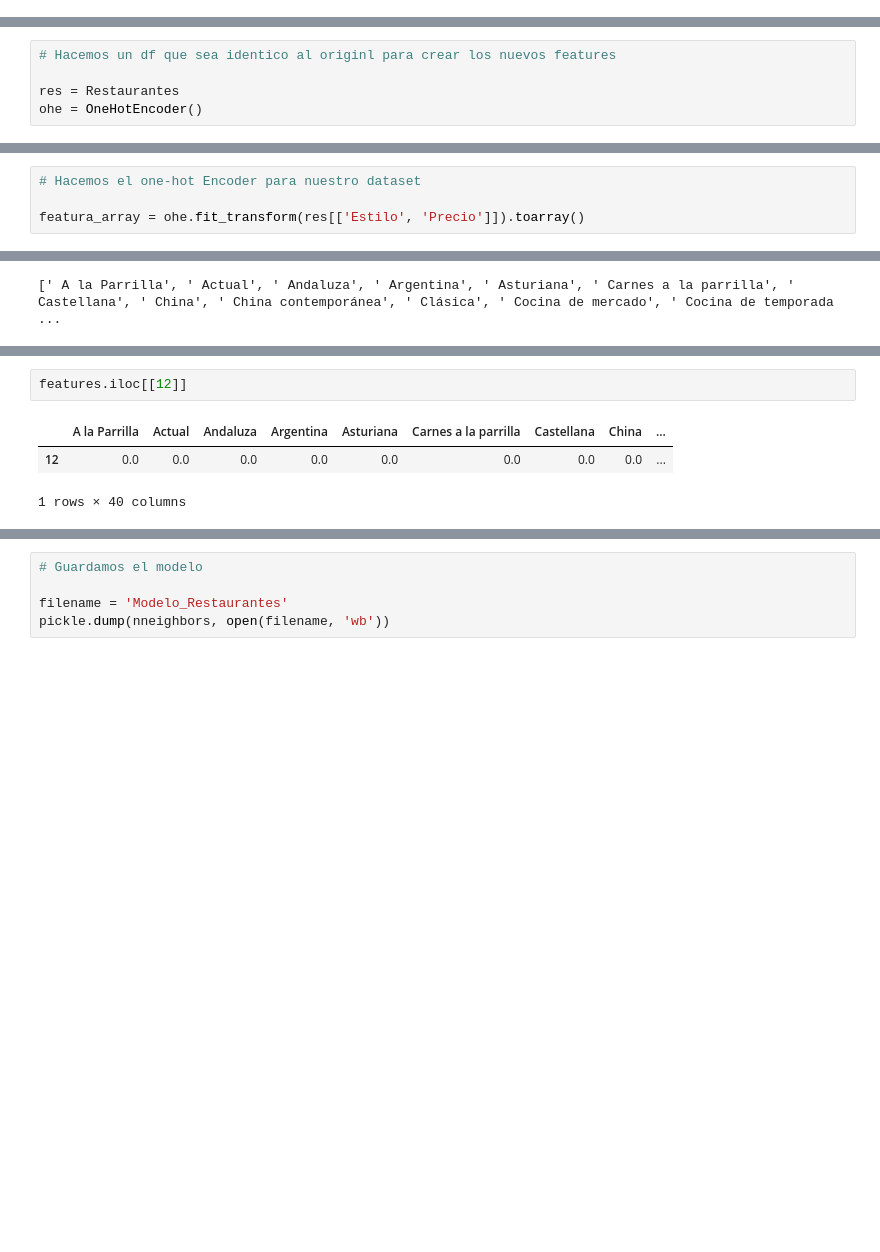
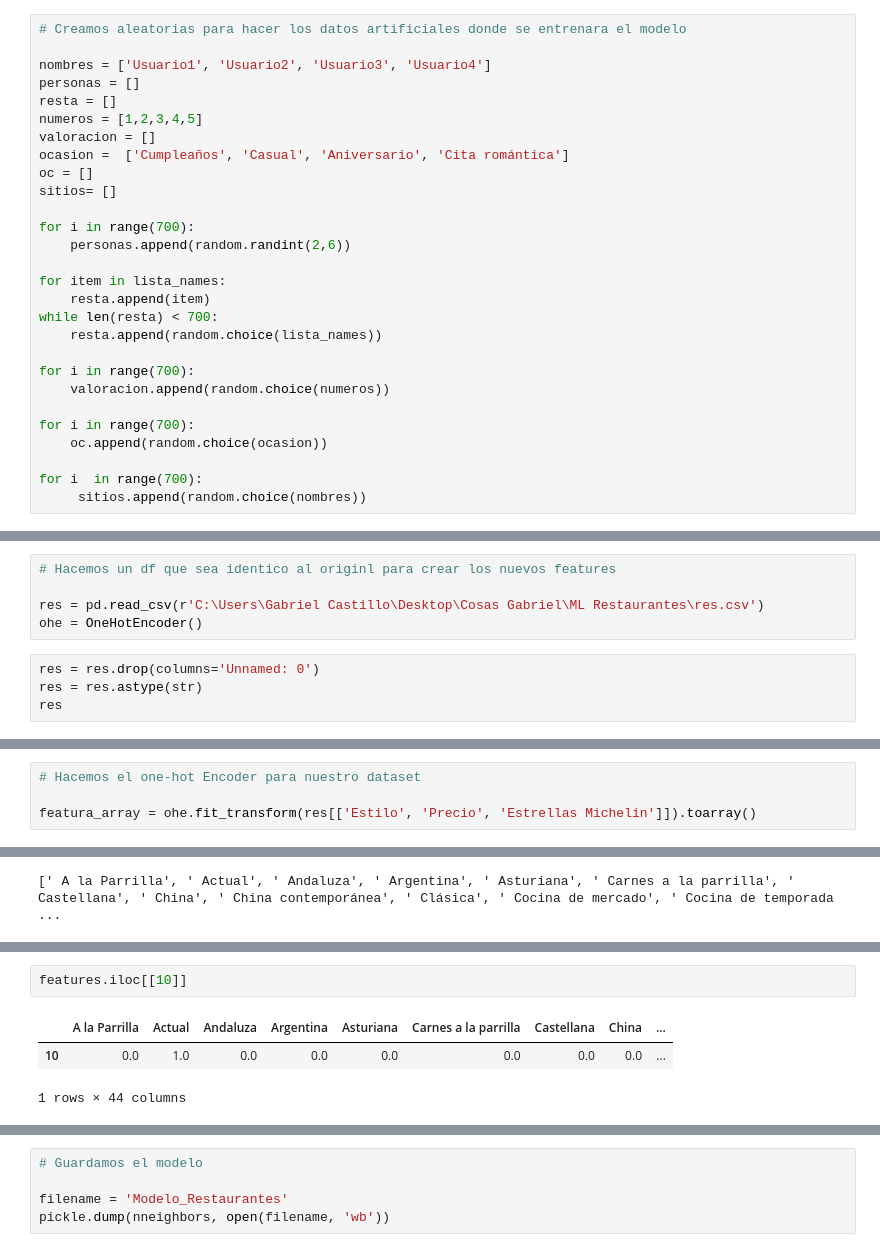
Before and after one commit to legabrielo/Recomendador, a Jupyter notebook: ML_Restaurantes.ipynb, the cells around one changed output, grey strips where cells are left out. Cells and saved outputs as stored; diff of their text form; blank space fills up the shorter version.

Commit message:
Cambio modelo
Se cambio el modelo para que tenga en cuenta las estrellas michelin
Se volvieron todas las variables a str en df llamado res

```diff
--- a/ML_Restaurantes.ipynb
+++ b/ML_Restaurantes.ipynb
@@ -262,0 +266,28 @@ memory usage: 1.4+ KB
+# %%
+# Creamos aleatorias para hacer los datos artificiales donde se entrenara el modelo
+
+nombres = ['Usuario1', 'Usuario2', 'Usuario3', 'Usuario4']
+personas = []
+resta = []
+numeros = [1,2,3,4,5]
+valoracion = []
+ocasion =  ['Cumpleaños', 'Casual', 'Aniversario', 'Cita romántica']
+oc = []
+sitios= []
+
+for i in range(700):
+    personas.append(random.randint(2,6))
+
+for item in lista_names:
+    resta.append(item)
+while len(resta) < 700:
+    resta.append(random.choice(lista_names))
+
+for i in range(700):
+    valoracion.append(random.choice(numeros))
+
+for i in range(700):
+    oc.append(random.choice(ocasion))
+
+for i  in range(700):
+     sitios.append(random.choice(nombres))
@@ -267,5 +394,9 @@ memory usage: 1.4+ KB
 # %%
 # Hacemos un df que sea identico al originl para crear los nuevos features
 
-res = Restaurantes
+res = pd.read_csv(r'C:\Users\Gabriel Castillo\Desktop\Cosas Gabriel\ML Restaurantes\res.csv')
 ohe = OneHotEncoder()
+# %%
+res = res.drop(columns='Unnamed: 0')
+res = res.astype(str)
+res
@@ -272,7 +426,7 @@ ohe = OneHotEncoder()
 # %%
 # Hacemos el one-hot Encoder para nuestro dataset
 
-featura_array = ohe.fit_transform(res[['Estilo', 'Precio']]).toarray()
+featura_array = ohe.fit_transform(res[['Estilo', 'Precio', 'Estrellas Michelin']]).toarray()
 # %%
 #  Guardamos los labels en una variable
 feature_labels = ohe.categories_
@@ -357,6 +512,6 @@ Name: 68, dtype: object
 # %%
-features.iloc[[12]]
+features.iloc[[10]]
 # %% [output]
 |  | A la Parrilla | Actual | Andaluza | Argentina | Asturiana | Carnes a la parrilla | Castellana | China | ... |
-| 12 | 0.0 | 0.0 | 0.0 | 0.0 | 0.0 | 0.0 | 0.0 | 0.0 | ... |
+| 10 | 0.0 | 1.0 | 0.0 | 0.0 | 0.0 | 0.0 | 0.0 | 0.0 | ... |
-1 rows × 40 columns
+1 rows × 44 columns
```
Also changed, not shown: parts of 24 cells of this notebook.
